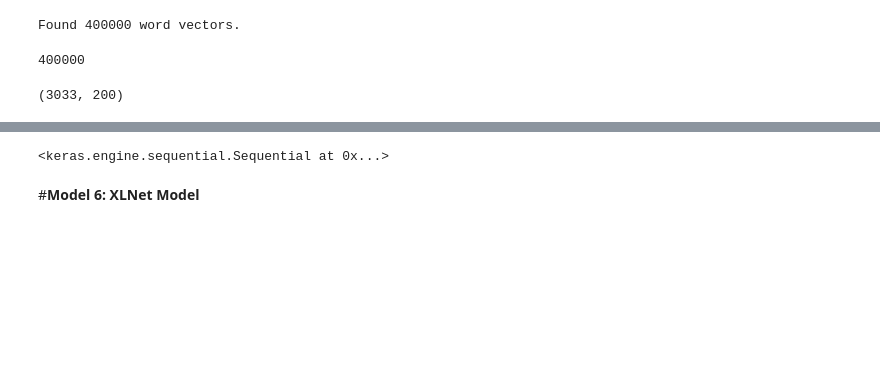
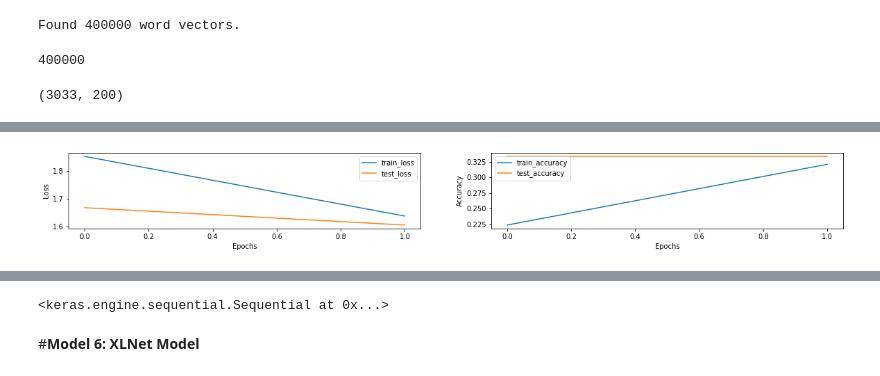
Before and after one commit to SelvamRaju/AI-ML-Capstone-Project-NLP-Chatbot, a Jupyter notebook: GL_Capstone_ChatBot_Final.ipynb, the cells around one changed output, grey strips where cells are left out. Drawn from its saved outputs; the diff is of its cells as text; code cells hidden in the pictures; blank space fills up the shorter version.

```diff
--- a/GL_Capstone_ChatBot_Final.ipynb
+++ b/GL_Capstone_ChatBot_Final.ipynb
@@ -1648,7 +1642,4 @@ model_LSTM.compile(loss = 'sparse_categorical_crossentropy', optimizer = 'adam',
 # %%
-batch_size = 30
-epochs = 2
-
-h = model_LSTM.fit(Xw_train, yw_train, epochs = epochs, validation_split = 0.2, batch_size = batch_size, verbose = 2)
+h=model_LSTM.fit(Xw_train,yw_train,epochs=2,validation_split=0.2,batch_size=30,verbose=2)
 # %% [output]
 Epoch 1/2
@@ -1676,3 +1675,21 @@ plt.show()
+# %%
+print('')
+plt.figure(figsize=(20,2))
+plt.subplot(1,2,1)
+plt.plot(h.history['loss'],label='train_loss')
+plt.plot(h.history['val_loss'],label='test_loss')
+plt.ylabel('Loss')
+plt.xlabel('Epochs')
+plt.legend()
+plt.subplot(1,2,2)
+plt.plot(h.history['accuracy'],label='train_accuracy')
+plt.plot(h.history['val_accuracy'],label='test_accuracy')
+plt.ylabel('Accuracy')
+plt.xlabel('Epochs')
+plt.legend()
+plt.show()
+# %% [output]
+[figure, added]
 # %%
 import pickle
 pkl_filename="Pickle_LSTMFinal_Model.pkl"
```
Also changed, not shown: parts of 58 cells of this notebook.
